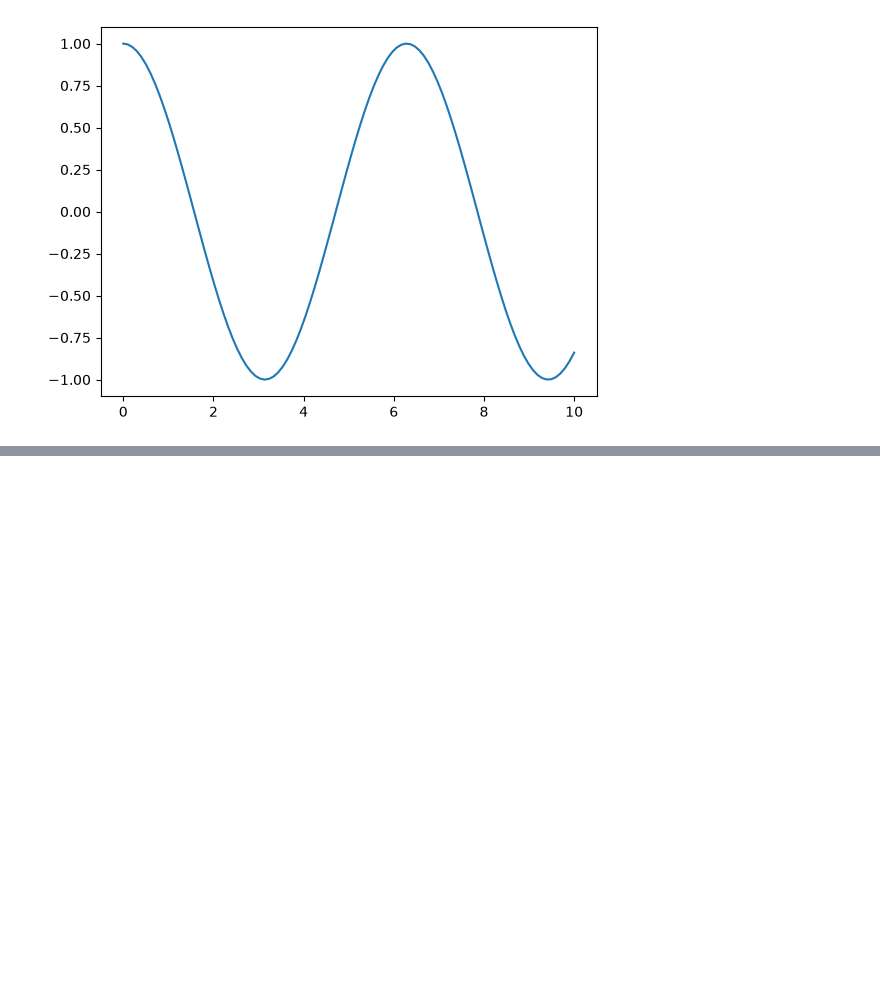
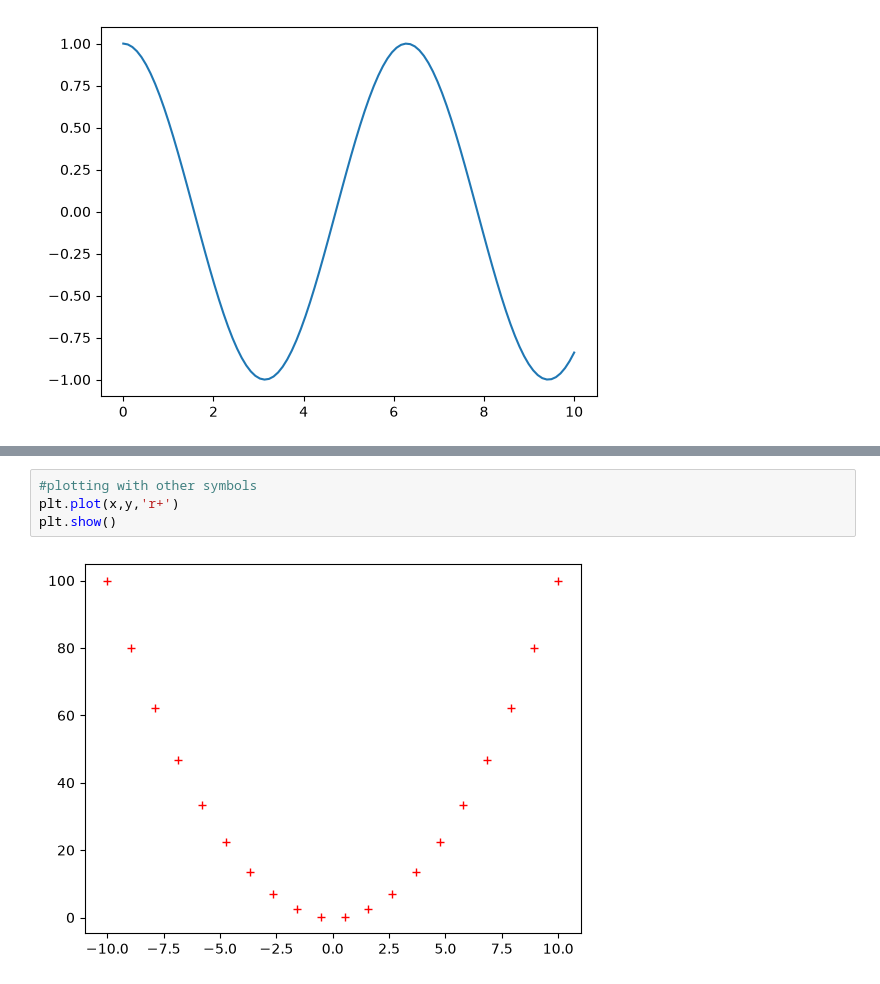
Before and after one commit to wepexrm-bot/machinelearning, a Jupyter notebook: matplotlibtutorial.ipynb, the cells around one changed output, grey strips where cells are left out. Drawn from its saved outputs; the diff is of its cells as text; blank space fills up the shorter version.

```diff
--- a/matplotlibtutorial.ipynb
+++ b/matplotlibtutorial.ipynb
@@ -68,0 +86,6 @@ plt.show()
+# %%
+#plotting with other symbols
+plt.plot(x,y,'r+')
+plt.show()
+# %% [output]
+[figure, added]
```
Also changed, not shown: parts of 13 cells of this notebook.
